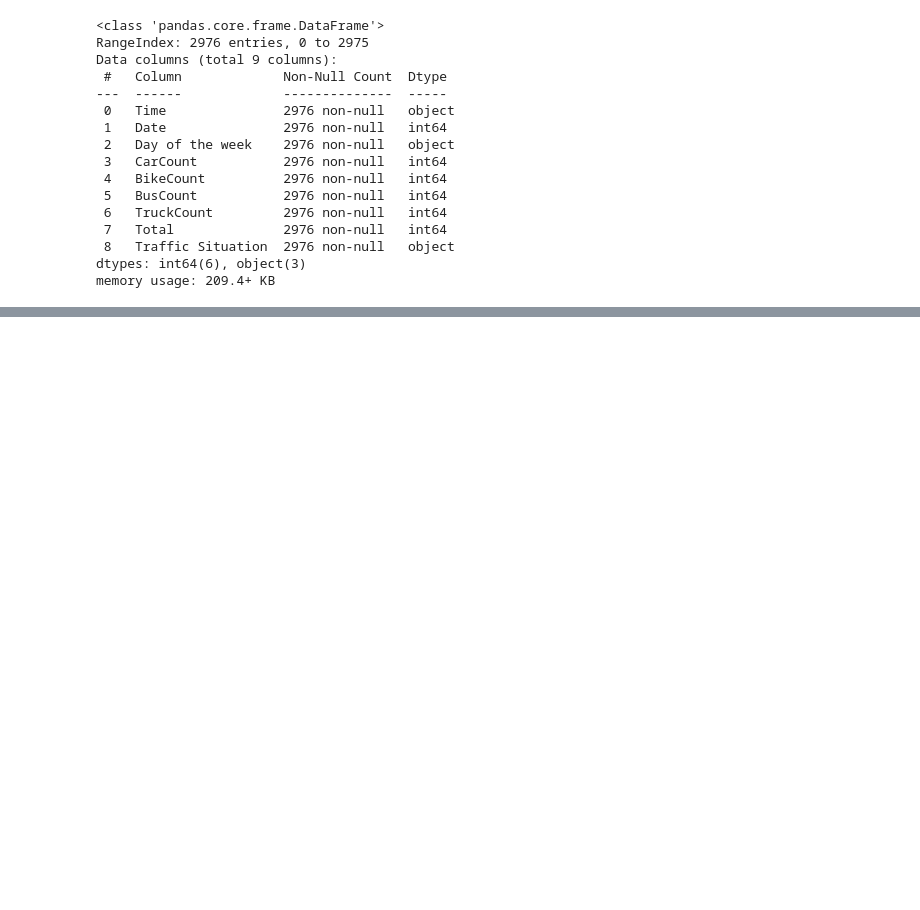
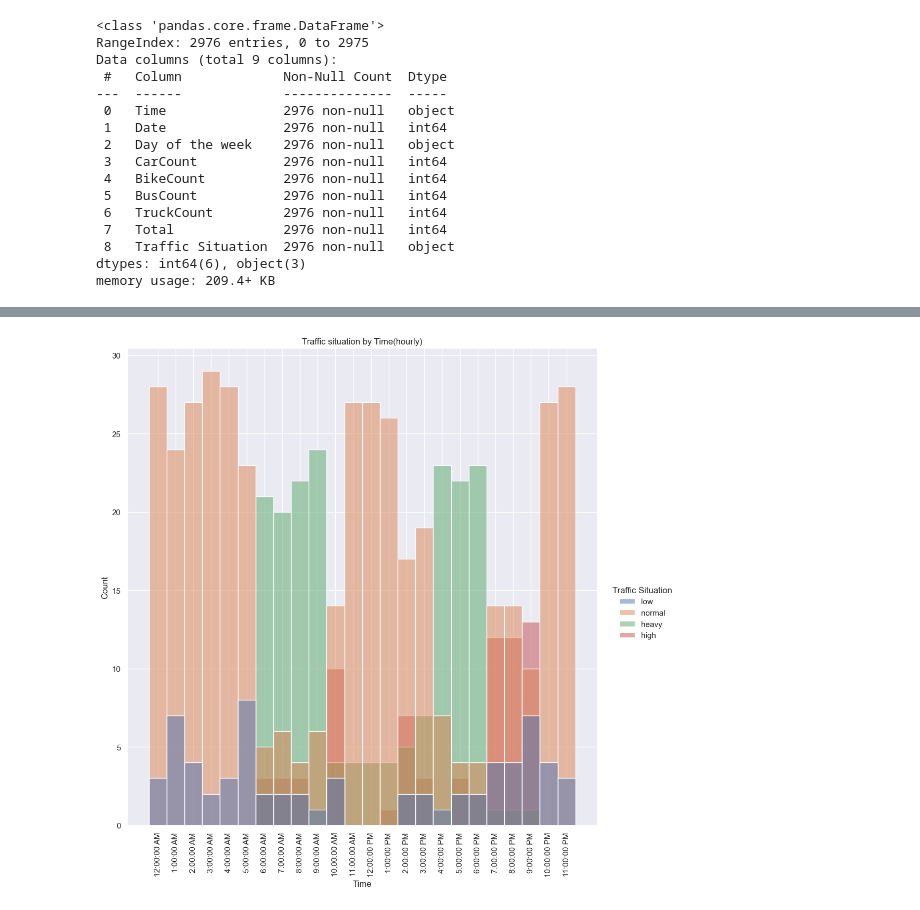
Before and after one commit to Kazeem-Bello/Traffic-Analysis, a Jupyter notebook: assignment.ipynb, the cells around one changed output, grey strips where cells are left out. Drawn from its saved outputs; the diff is of its cells as text; code cells hidden in the pictures; blank space fills up the shorter version.

```diff
--- a/assignment.ipynb
+++ b/assignment.ipynb
@@ -37,0 +111,3 @@ another = pd.read_csv("Traffic.csv")
+# %%
+hour = traffic_df.loc[(traffic_df["Time"].str[3:5] == '00') | (traffic_df["Time"].str[2:4] == '00')]
+hour["Time"].unique()
@@ -37,0 +122,7 @@ another = pd.read_csv("Traffic.csv")
+# %%
+sns.displot(hour, x = hour["Time"], hue = "Traffic Situation", height = 10)
+plt.title("Traffic situation by Time(hourly)")
+plt.xticks(rotation = 90)
+plt.show()
+# %% [output]
+[figure, added]
```
Also changed, not shown: parts of 19 cells of this notebook.
